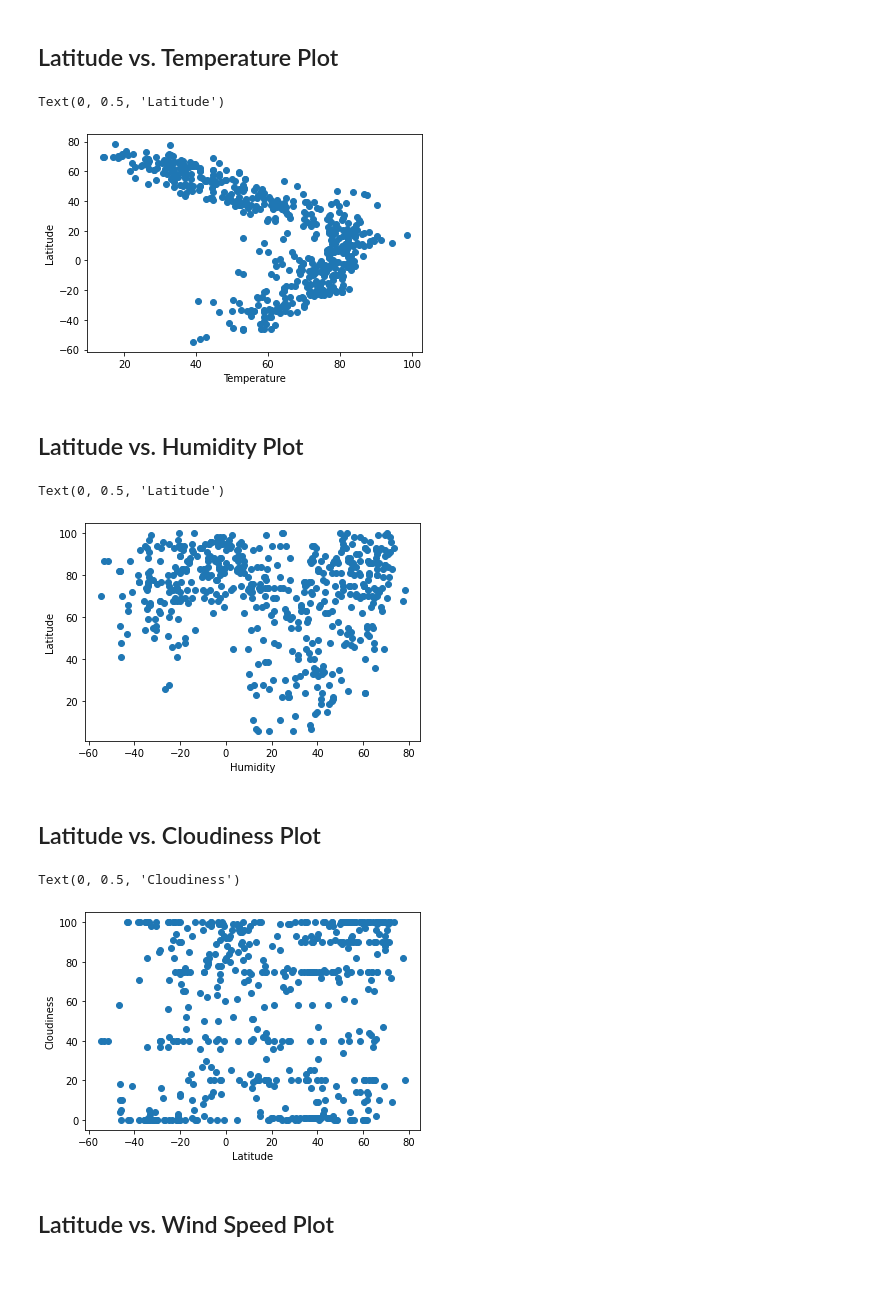
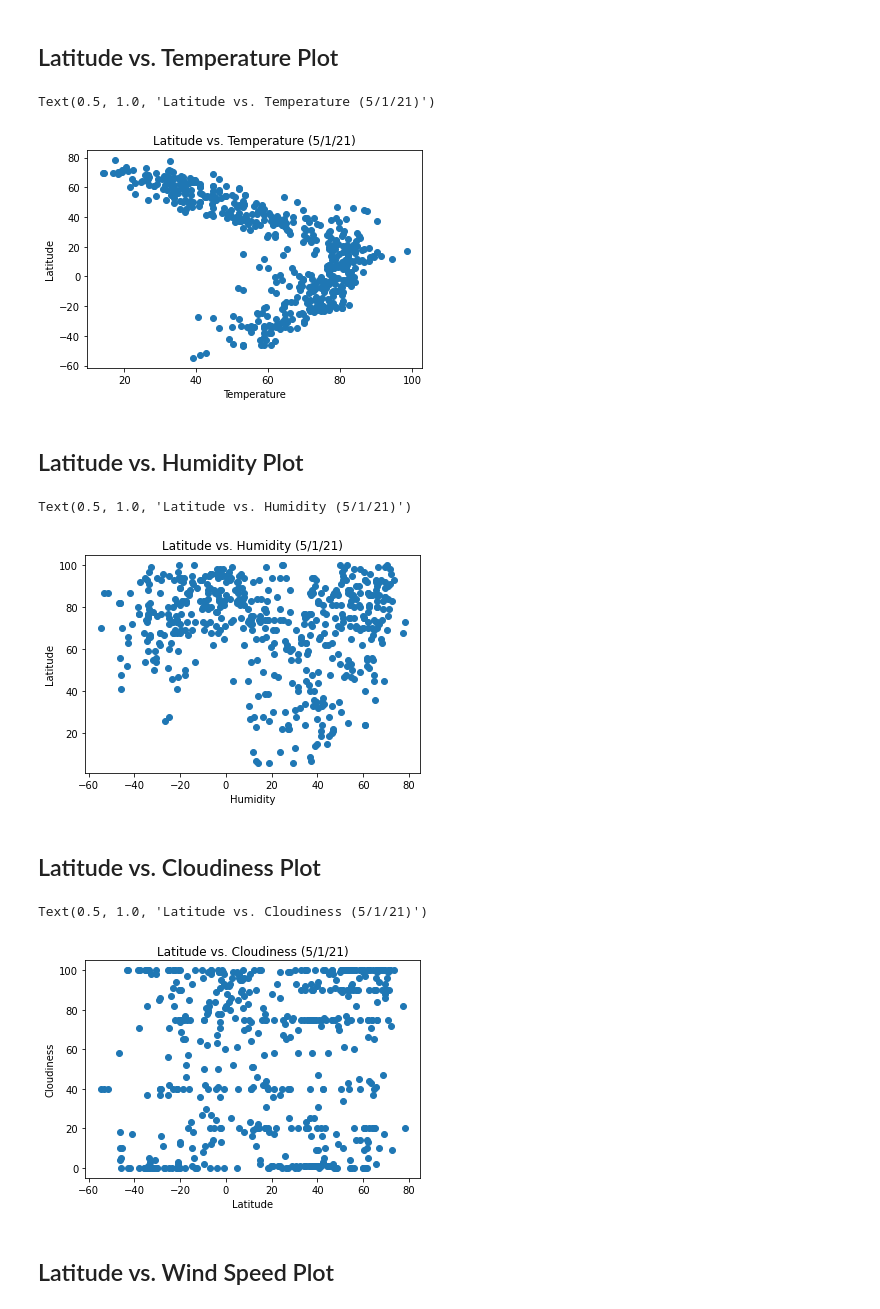
Before and after one commit to adrianna-addicks/python-api-challenge, a Jupyter notebook: starter_code/WeatherPy.ipynb, the cells around one changed output. Cells and saved outputs as stored; diff of their text form; code cells hidden in the pictures; blank space fills up the shorter version.

Commit message:
finished homework and screen shots of scatter plots

```diff
--- a/starter_code/WeatherPy.ipynb
+++ b/starter_code/WeatherPy.ipynb
@@ -152,10 +152,11 @@ weather_data.to_csv('citydatainfo.csv')
 # %%
 plt.scatter(weather_data["Temperature"],weather_data["Latitude"])
 plt.xlabel("Temperature")
 plt.ylabel("Latitude")
+plt.title("Latitude vs. Temperature (5/1/21)")
 # %% [output]
-Text(0, 0.5, 'Latitude')
+Text(0.5, 1.0, 'Latitude vs. Temperature (5/1/21)')
-[figure, old version]
+[figure, new version]
 # %%
 #There seems to be a negative correlation between high latitudes and lower temperatures
 # %% [markdown]
@@ -164,9 +165,10 @@ Text(0, 0.5, 'Latitude')
 plt.scatter(weather_data["Latitude"],weather_data["Humidity"])
 plt.xlabel("Humidity")
 plt.ylabel("Latitude")
+plt.title("Latitude vs. Humidity (5/1/21)")
 # %% [output]
-Text(0, 0.5, 'Latitude')
+Text(0.5, 1.0, 'Latitude vs. Humidity (5/1/21)')
-[figure, old version]
+[figure, new version]
 # %%
 # There doesn't seem to be a correlation between humidity and latitude.
 # %% [markdown]
@@ -175,9 +177,10 @@ Text(0, 0.5, 'Latitude')
 plt.scatter(weather_data["Latitude"],weather_data["Cloudiness"])
 plt.xlabel("Latitude")
 plt.ylabel("Cloudiness")
+plt.title("Latitude vs. Cloudiness (5/1/21)")
 # %% [output]
-Text(0, 0.5, 'Cloudiness')
+Text(0.5, 1.0, 'Latitude vs. Cloudiness (5/1/21)')
-[figure, old version]
+[figure, new version]
 # %%
 #Latitude doesn't have an impact on how cloudy a city is.
 # %% [markdown]
```
Also changed, not shown: parts of 1 cell of this notebook, 6 other files.
